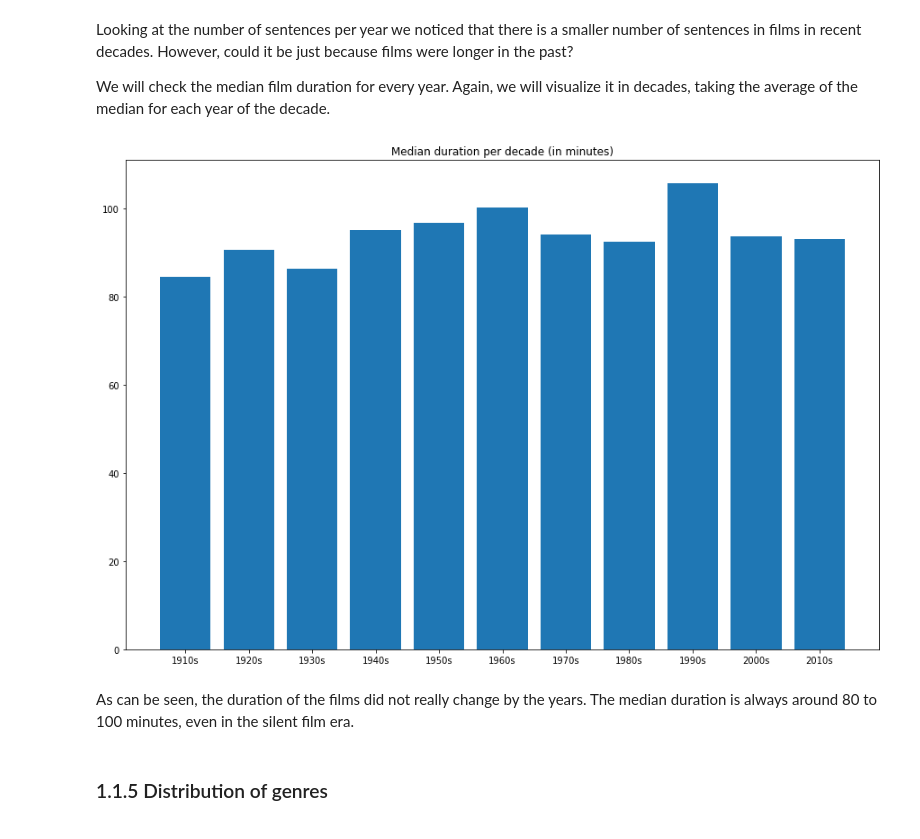
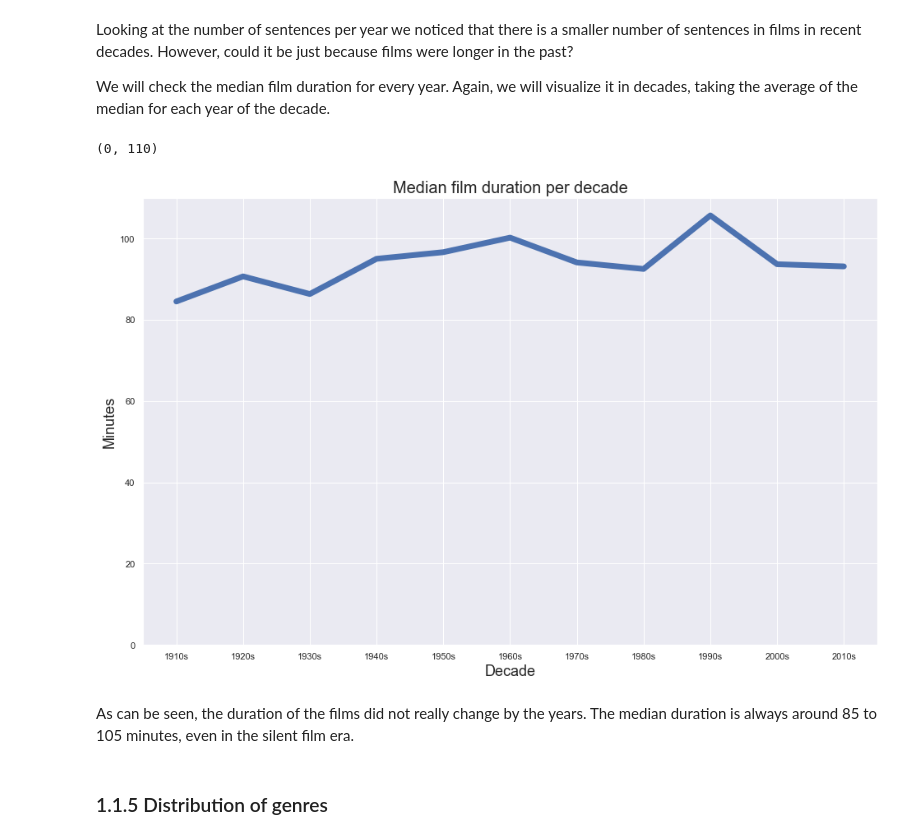
Before and after one commit to RobertInjac/ADA-Project-2018-OpenSubtitles, a Jupyter notebook: Project.ipynb, the cells around one changed output. Cells and saved outputs as stored; diff of their text form; code cells hidden in the pictures.

```diff
--- a/Project.ipynb
+++ b/Project.ipynb
@@ -443,21 +401,15 @@ sdf['year'] = sdf['year'].astype('int')
+# %%
+@F.udf('string')
+def toDecade(year):
+    decade = year - (year % 10)
+    return str(decade) + "s"
+movies = movies.withColumn('decade', toDecade('year'))
+
+# get median number of sentences per decade
+percentile = F.expr('percentile_approx(sentences, 0.5)')
+sdf_ = movies.groupby('decade').agg(percentile.alias('n_sent_median'))
+# convert to Pandas for plotting
+sdf = sdf_.toPandas()
 # %% [markdown]
 We will now visualize the median number of sentences by decade. For each decade, we will take the average of medians for that decade. We will ignore year 2020 (for all decades to have exactly 10 years).
-# %%
-years = list(sdf['year'])
-labels = []
-medians = []
-
-for decade in range(1910, 2020, 10):
-    # create bin label
-    label = str(decade) + "s"
-    labels.append(label)
-
-    # calculate count for the bin
-    median = 0
-    count = 0
-    for year in range(decade, decade+10):
-        if year in years:
-            median += int(sdf.loc[sdf['year'] == year]['n_sent_median'])
-            count += 1
-    medians.append(median / count)
 # %%
@@ -563,14 +527,21 @@ for decade in range(1910, 2020, 10):
             count += 1
     medians.append(median / count)
 # %%
-plt.figure(figsize=(15,10))
-plt.bar(labels, medians)
-plt.title('Median duration per decade (in minutes)')
-plt.show()
+film_duration_data = pd.DataFrame({'Decade': labels, 'Minutes':medians})
+ax = sns.lineplot(x='Decade',
+             y='Minutes',
+             linewidth=7.0,
+             data=film_duration_data).set_title('Median film duration per decade')
+plt.ylim(0, 110)
+#plt.figure(figsize=(15,10))
+#plt.bar(labels, medians)
+#plt.title('Median duration per decade (in minutes)')
+#plt.show()
 # %% [output]
+(0, 110)
-[figure, old version]
+[figure, new version]
 # %% [markdown]
-As can be seen, the duration of the films did not really change by the years. The median duration is always around 80 to 100 minutes, even in the silent film era.
+As can be seen, the duration of the films did not really change by the years. The median duration is always around 85 to 105 minutes, even in the silent film era.
 # %% [markdown]
 ### 1.1.5 Distribution of genres
 # %% [markdown]
```
Also changed, not shown: parts of 58 cells of this notebook.
